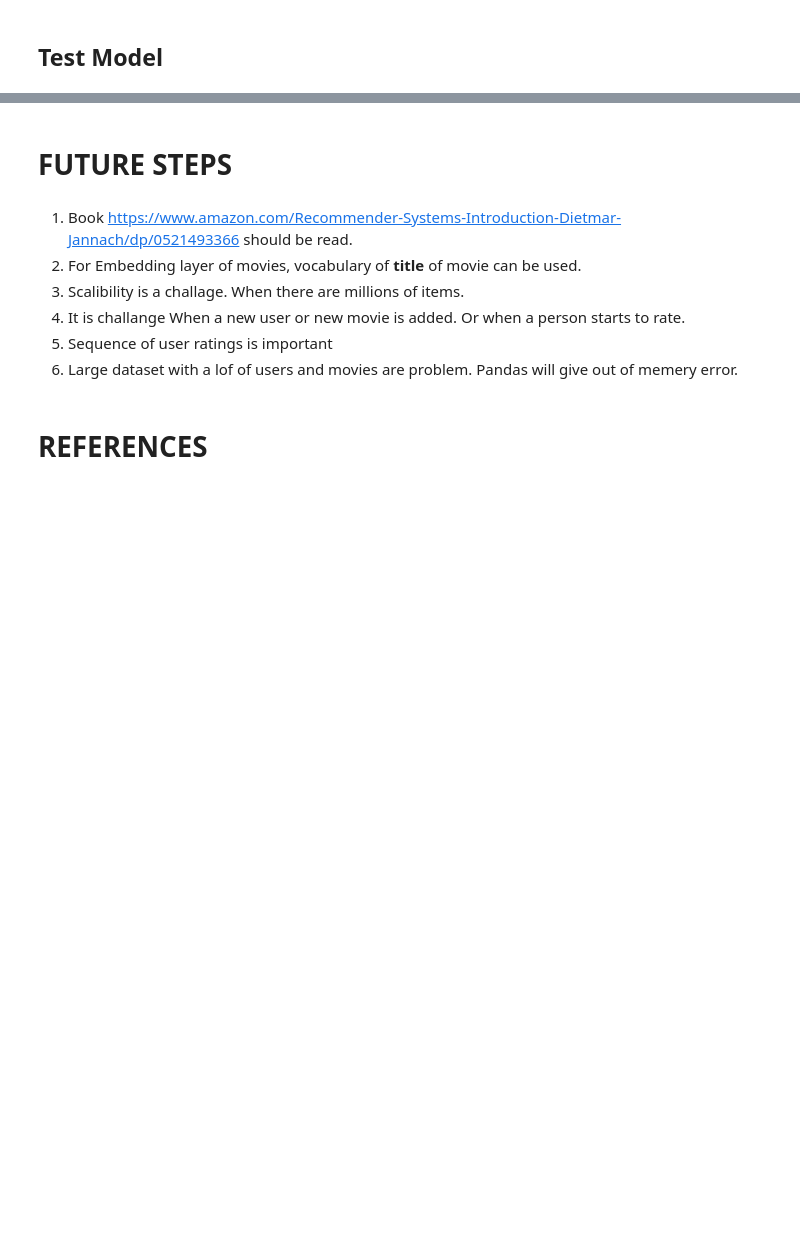
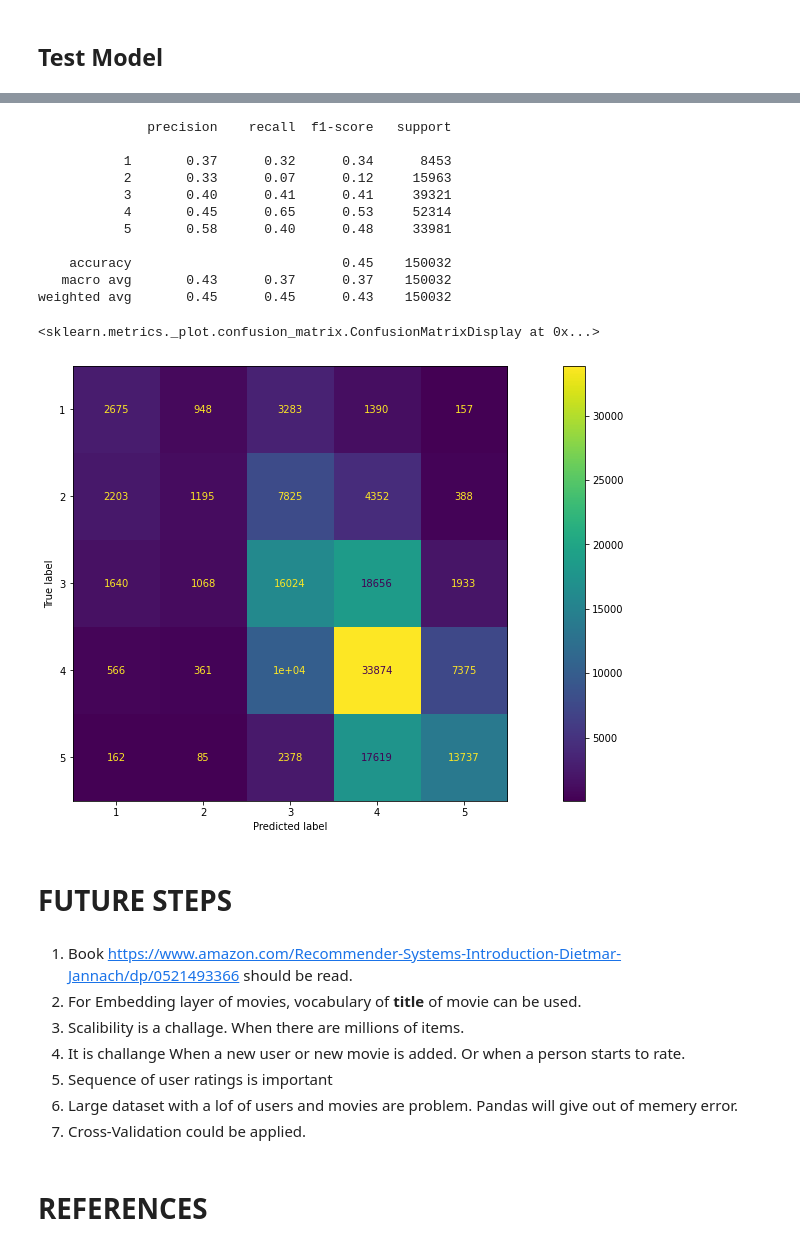
Before and after one commit to emremidilli/Movie-Recommender-System, a Jupyter notebook: Analysis.ipynb, the cells around one changed output, grey strips where cells are left out. Cells and saved outputs as stored; diff of their text form; code cells hidden in the pictures; blank space fills up the shorter version.

```diff
--- a/Analysis.ipynb
+++ b/Analysis.ipynb
@@ -436,3 +440,24 @@ sns.histplot(data = dfComparison)
+# %%
+print(classification_report(ground_true, pred))
+
+aConfMatr = confusion_matrix(ground_true, pred, labels = np.unique(ground_true))
+oConfMatr = ConfusionMatrixDisplay(aConfMatr, display_labels  = np.unique(ground_true))
+fig, ax = plt.subplots(figsize=(20,8))
+oConfMatr.plot(ax=ax)
+# %% [output]
+              precision    recall  f1-score   support
+
+           1       0.37      0.32      0.34      8453
+           2       0.33      0.07      0.12     15963
+           3       0.40      0.41      0.41     39321
+           4       0.45      0.65      0.53     52314
+           5       0.58      0.40      0.48     33981
+
+    accuracy                           0.45    150032
+   macro avg       0.43      0.37      0.37    150032
+weighted avg       0.45      0.45      0.43    150032
+<sklearn.metrics._plot.confusion_matrix.ConfusionMatrixDisplay at 0x...>
+[figure, added]
 # %% [markdown]
 # FUTURE STEPS
 # %% [markdown]
@@ -442,6 +467,7 @@ sns.histplot(data = dfComparison)
 1. It is challange When a new user or new movie is added. Or when a person starts to rate.
 1. Sequence of user ratings is important
 1. Large dataset with a lof of users and movies are problem. Pandas will give out of memery error.
+1. Cross-Validation could be applied.
 # %% [markdown]
 # REFERENCES
 # %% [markdown]
```
Also changed, not shown: parts of 12 cells of this notebook, 1 other file.
